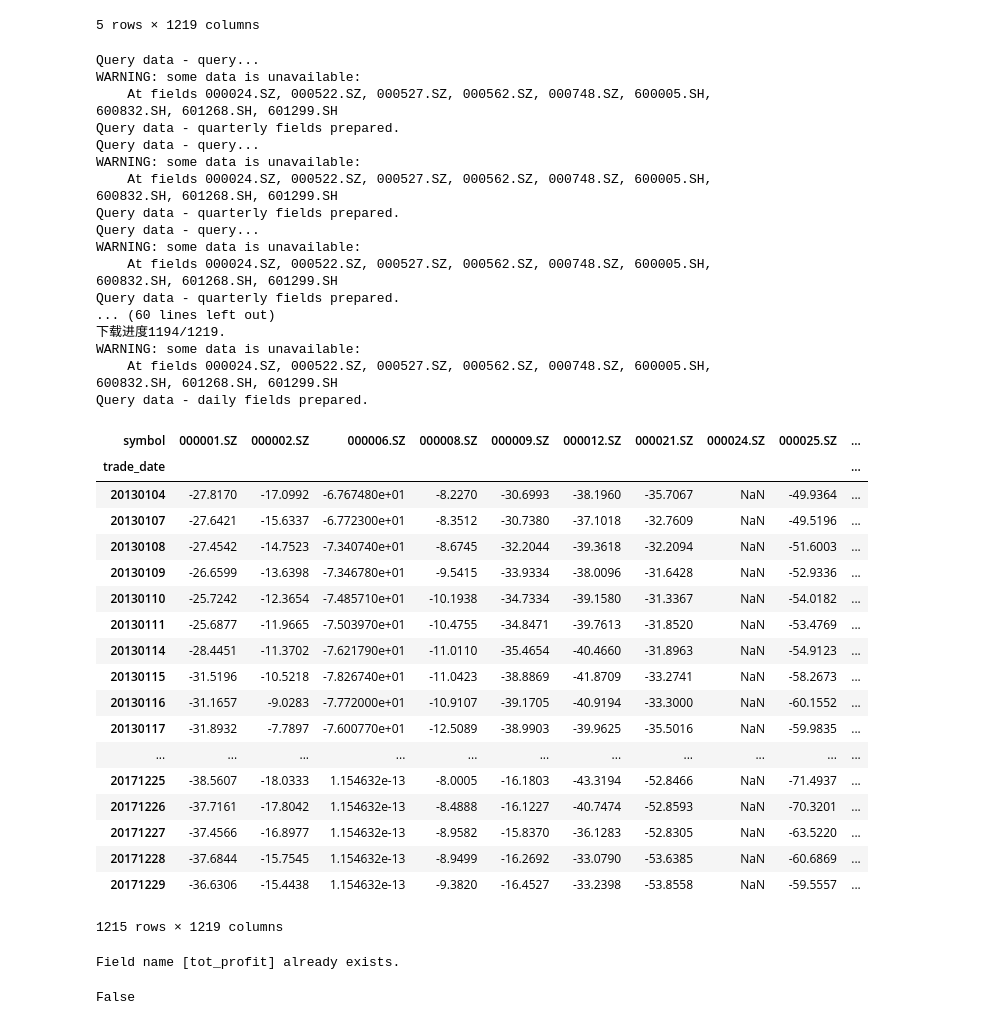
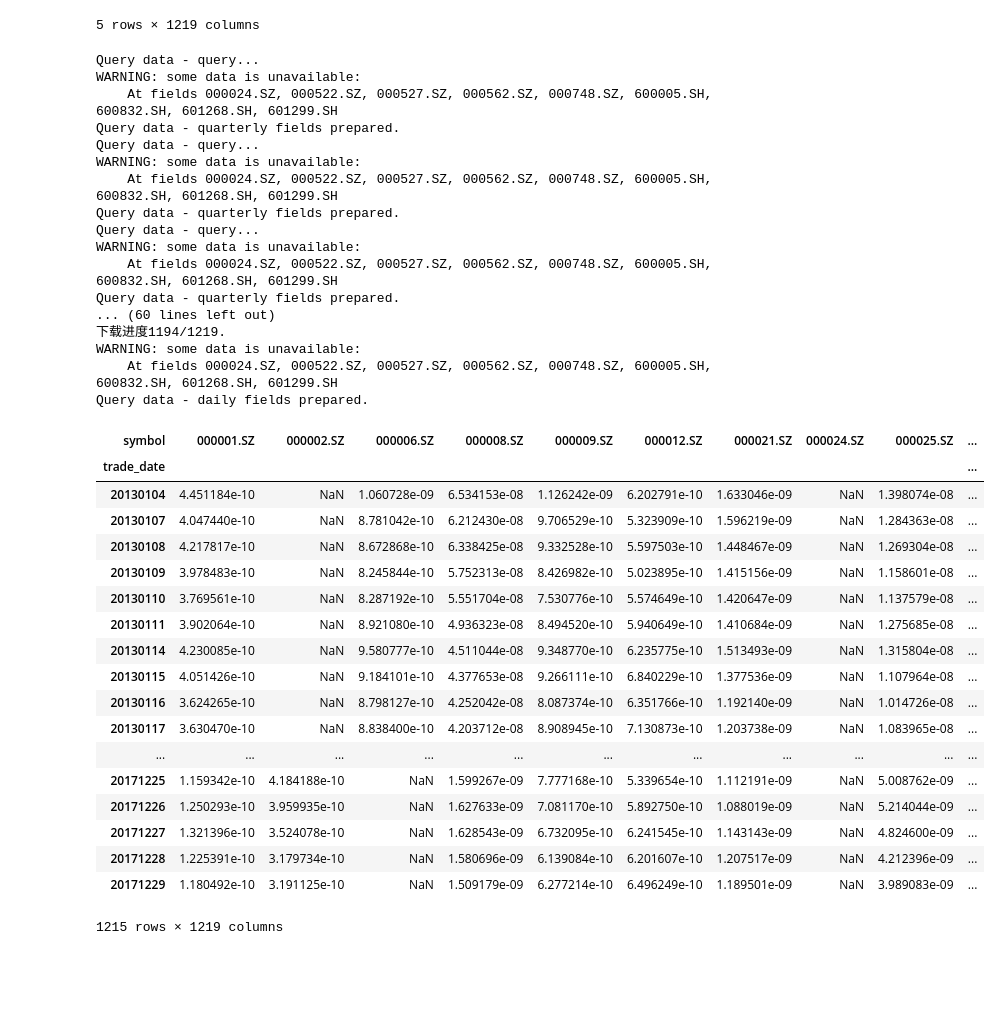
Before and after one commit to liziyong25/factor, a Jupyter notebook: multi_factor/multi_factor 样本内2017-2018.ipynb, the cells around one changed output. Saved outputs shown, nothing was run; the diff lists cells and outputs as text; code cells hidden in the pictures; blank space fills up the shorter version.

```diff
--- a/multi_factor/multi_factor 样本内2017-2018.ipynb
+++ b/multi_factor/multi_factor 样本内2017-2018.ipynb
@@ -106,49 +112,50 @@ alpha8 = dv.add_formula('alpha8','If((close-Ts_Max(high,17))>0,close, 2*close-Ts
 alpha9 = dv.add_formula('alpha9','If((Ts_Min(low,17)-close)>0 ,close ,close-Ts_Min(low,17))',is_quarterly = False , add_data = True)
 dv.add_formula('MEAN','Ts_Mean(close,5)',is_quarterly = False, add_data = True)
 alpha10 = dv.add_formula('alpha10', "Ta('LINEARREG_SLOPE',0,MEAN,MEAN,MEAN,MEAN,MEAN,5)", is_quarterly = False,add_data = True)
 dv.add_formula('alpha11','Return(tot_profit)',is_quarterly = True , add_data = True)
 dv.add_field('pb',ds)
 dv.add_field('pe',ds)
 dv.add_field('ps',ds)
 dv.add_field('free_turnover_ratio',ds)
 dv.add_formula('alpha12','pb+pe+ps',is_quarterly = False , add_data = True)
 dv.add_formula('alpha13','-1*Ts_Sum(free_turnover_ratio,20)',is_quarterly = False , add_data = True)
+dv.add_formula('alpha14','Ts_Mean(Abs((close-Delay(close,1))/Delay(close,1))/volume,20)',is_quarterly = False , add_data = True)
 # %% [output]
 Query data - query...
 WARNING: some data is unavailable:
     At fields 000024.SZ, 000522.SZ, 000527.SZ, 000562.SZ, 000748.SZ, 600005.SH, 600832.SH, 601268.SH, 601299.SH
 Query data - quarterly fields prepared.
 Query data - query...
 WARNING: some data is unavailable:
     At fields 000024.SZ, 000522.SZ, 000527.SZ, 000562.SZ, 000748.SZ, 600005.SH, 600832.SH, 601268.SH, 601299.SH
 Query data - quarterly fields prepared.
 Query data - query...
 WARNING: some data is unavailable:
     At fields 000024.SZ, 000522.SZ, 000527.SZ, 000562.SZ, 000748.SZ, 600005.SH, 600832.SH, 601268.SH, 601299.SH
 Query data - quarterly fields prepared.
 ... (60 lines left out)
 下载进度1194/1219.
 WARNING: some data is unavailable:
     At fields 000024.SZ, 000522.SZ, 000527.SZ, 000562.SZ, 000748.SZ, 600005.SH, 600832.SH, 601268.SH, 601299.SH
 Query data - daily fields prepared.
 | symbol | 000001.SZ | 000002.SZ | 000006.SZ | 000008.SZ | 000009.SZ | 000012.SZ | 000021.SZ | 000024.SZ | 000025.SZ | ... |
 | trade_date |  |  |  |  |  |  |  |  |  | ... |
-| 20130104 | -27.8170 | -17.0992 | -6.767480e+01 | -8.2270 | -30.6993 | -38.1960 | -35.7067 | NaN | -49.9364 | ... |
-| 20130107 | -27.6421 | -15.6337 | -6.772300e+01 | -8.3512 | -30.7380 | -37.1018 | -32.7609 | NaN | -49.5196 | ... |
-| 20130108 | -27.4542 | -14.7523 | -7.340740e+01 | -8.6745 | -32.2044 | -39.3618 | -32.2094 | NaN | -51.6003 | ... |
-| 20130109 | -26.6599 | -13.6398 | -7.346780e+01 | -9.5415 | -33.9334 | -38.0096 | -31.6428 | NaN | -52.9336 | ... |
-| 20130110 | -25.7242 | -12.3654 | -7.485710e+01 | -10.1938 | -34.7334 | -39.1580 | -31.3367 | NaN | -54.0182 | ... |
-| 20130111 | -25.6877 | -11.9665 | -7.503970e+01 | -10.4755 | -34.8471 | -39.7613 | -31.8520 | NaN | -53.4769 | ... |
-| 20130114 | -28.4451 | -11.3702 | -7.621790e+01 | -11.0110 | -35.4654 | -40.4660 | -31.8963 | NaN | -54.9123 | ... |
-| 20130115 | -31.5196 | -10.5218 | -7.826740e+01 | -11.0423 | -38.8869 | -41.8709 | -33.2741 | NaN | -58.2673 | ... |
-| 20130116 | -31.1657 | -9.0283 | -7.772000e+01 | -10.9107 | -39.1705 | -40.9194 | -33.3000 | NaN | -60.1552 | ... |
-| 20130117 | -31.8932 | -7.7897 | -7.600770e+01 | -12.5089 | -38.9903 | -39.9625 | -35.5016 | NaN | -59.9835 | ... |
+| 20130104 | 4.451184e-10 | NaN | 1.060728e-09 | 6.534153e-08 | 1.126242e-09 | 6.202791e-10 | 1.633046e-09 | NaN | 1.398074e-08 | ... |
+| 20130107 | 4.047440e-10 | NaN | 8.781042e-10 | 6.212430e-08 | 9.706529e-10 | 5.323909e-10 | 1.596219e-09 | NaN | 1.284363e-08 | ... |
+| 20130108 | 4.217817e-10 | NaN | 8.672868e-10 | 6.338425e-08 | 9.332528e-10 | 5.597503e-10 | 1.448467e-09 | NaN | 1.269304e-08 | ... |
+| 20130109 | 3.978483e-10 | NaN | 8.245844e-10 | 5.752313e-08 | 8.426982e-10 | 5.023895e-10 | 1.415156e-09 | NaN | 1.158601e-08 | ... |
+| 20130110 | 3.769561e-10 | NaN | 8.287192e-10 | 5.551704e-08 | 7.530776e-10 | 5.574649e-10 | 1.420647e-09 | NaN | 1.137579e-08 | ... |
+| 20130111 | 3.902064e-10 | NaN | 8.921080e-10 | 4.936323e-08 | 8.494520e-10 | 5.940649e-10 | 1.410684e-09 | NaN | 1.275685e-08 | ... |
+| 20130114 | 4.230085e-10 | NaN | 9.580777e-10 | 4.511044e-08 | 9.348770e-10 | 6.235775e-10 | 1.513493e-09 | NaN | 1.315804e-08 | ... |
+| 20130115 | 4.051426e-10 | NaN | 9.184101e-10 | 4.377653e-08 | 9.266111e-10 | 6.840229e-10 | 1.377536e-09 | NaN | 1.107964e-08 | ... |
+| 20130116 | 3.624265e-10 | NaN | 8.798127e-10 | 4.252042e-08 | 8.087374e-10 | 6.351766e-10 | 1.192140e-09 | NaN | 1.014726e-08 | ... |
+| 20130117 | 3.630470e-10 | NaN | 8.838400e-10 | 4.203712e-08 | 8.908945e-10 | 7.130873e-10 | 1.203738e-09 | NaN | 1.083965e-08 | ... |
 | ... | ... | ... | ... | ... | ... | ... | ... | ... | ... | ... |
-| 20171225 | -38.5607 | -18.0333 | 1.154632e-13 | -8.0005 | -16.1803 | -43.3194 | -52.8466 | NaN | -71.4937 | ... |
-| 20171226 | -37.7161 | -17.8042 | 1.154632e-13 | -8.4888 | -16.1227 | -40.7474 | -52.8593 | NaN | -70.3201 | ... |
-| 20171227 | -37.4566 | -16.8977 | 1.154632e-13 | -8.9582 | -15.8370 | -36.1283 | -52.8305 | NaN | -63.5220 | ... |
-| 20171228 | -37.6844 | -15.7545 | 1.154632e-13 | -8.9499 | -16.2692 | -33.0790 | -53.6385 | NaN | -60.6869 | ... |
-| 20171229 | -36.6306 | -15.4438 | 1.154632e-13 | -9.3820 | -16.4527 | -33.2398 | -53.8558 | NaN | -59.5557 | ... |
+| 20171225 | 1.159342e-10 | 4.184188e-10 | NaN | 1.599267e-09 | 7.777168e-10 | 5.339654e-10 | 1.112191e-09 | NaN | 5.008762e-09 | ... |
+| 20171226 | 1.250293e-10 | 3.959935e-10 | NaN | 1.627633e-09 | 7.081170e-10 | 5.892750e-10 | 1.088019e-09 | NaN | 5.214044e-09 | ... |
+| 20171227 | 1.321396e-10 | 3.524078e-10 | NaN | 1.628543e-09 | 6.732095e-10 | 6.241545e-10 | 1.143143e-09 | NaN | 4.824600e-09 | ... |
+| 20171228 | 1.225391e-10 | 3.179734e-10 | NaN | 1.580696e-09 | 6.139084e-10 | 6.201607e-10 | 1.207517e-09 | NaN | 4.212396e-09 | ... |
+| 20171229 | 1.180492e-10 | 3.191125e-10 | NaN | 1.509179e-09 | 6.277214e-10 | 6.496249e-10 | 1.189501e-09 | NaN | 3.989083e-09 | ... |
 1215 rows × 1219 columns
 # %%
 import numpy as np
@@ -168,11 +175,6 @@ def limit_up_down():
 
 
 can_enter,can_exit = limit_up_down()
-# %%
-dv.add_field('tot_profit',ds)
-# %% [output]
-Field name [tot_profit] already exists.
-False
 # %%
 from jaqs_fxdayu.research.signaldigger import process
 def Pretreatment(alpha):
```
Also changed, not shown: parts of 7 cells of this notebook, 19 other files.
